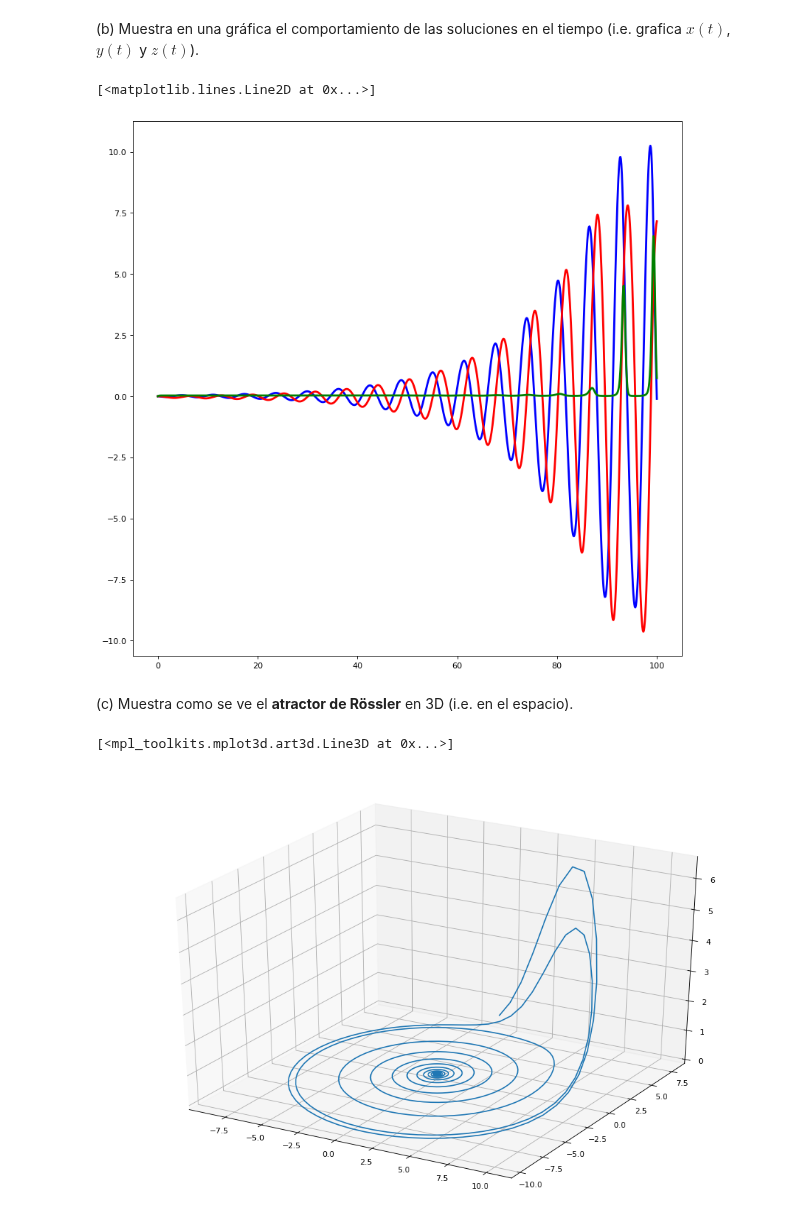
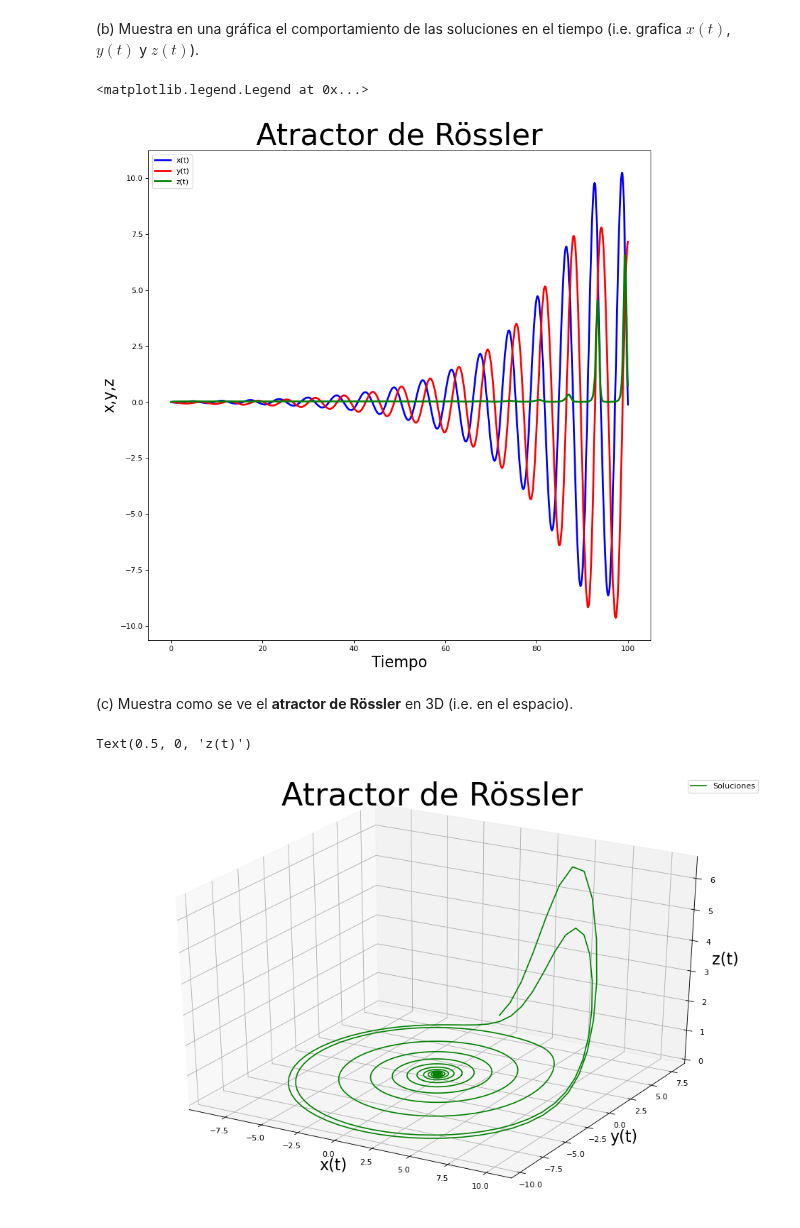
Before and after one commit to jesusigarmor/Matematicas-computacionales-fall2020, a Jupyter notebook: alumnos/FerLango/Examen/Examen.ipynb, the cells around one changed output. Cells and saved outputs as stored; diff of their text form; code cells hidden in the pictures.

Commit message:
plot colores

```diff
--- a/alumnos/FerLango/Examen/Examen.ipynb
+++ b/alumnos/FerLango/Examen/Examen.ipynb
@@ -254,11 +256,15 @@ zdata = [w[i,2] for i in range(N)]
 # %%
 plt.figure(figsize=(12, 12), dpi=80)
 plt.plot(time, xdata, linewidth=2.5, linestyle="-",color="blue", label = "x(t)")
 plt.plot(time, ydata, linewidth=2.5, linestyle="-",color="red", label = "y(t)")
 plt.plot(time, zdata, linewidth=2.5, linestyle="-",color="green", label = "z(t)")
+plt.title("Atractor de Rössler", fontsize=40)
+plt.xlabel('Tiempo', fontsize=20)
+plt.ylabel('x,y,z', fontsize=20)
+plt.legend(loc='best')
 # %% [output]
-[<matplotlib.lines.Line2D at 0x...>]
+<matplotlib.legend.Legend at 0x...>
-[figure, old version]
+[figure, new version]
 # %% [markdown]
 (c) Muestra como se ve el **atractor de Rössler** en 3D (i.e. en el espacio).
 # %%
@@ -266,7 +272,12 @@ from mpl_toolkits.mplot3d.axes3d import Axes3D
 # %%
 fig = plt.figure(figsize=(15, 10), dpi=80)
 ax = fig.add_subplot(1,1,1, projection='3d')
-ax.plot(xdata, ydata, zdata)
+ax.plot(xdata, ydata, zdata,color="green", label="Soluciones")
+plt.title("Atractor de Rössler", fontsize=40)
+plt.legend(loc='best')
+ax.set_xlabel("x(t)", fontsize=20)
+ax.set_ylabel("y(t)", fontsize=20)
+ax.set_zlabel("z(t)", fontsize=20)
 # %% [output]
-[<mpl_toolkits.mplot3d.art3d.Line3D at 0x...>]
+Text(0.5, 0, 'z(t)')
-[figure, old version]
+[figure, new version]
```
Also changed, not shown: parts of 3 cells of this notebook.
